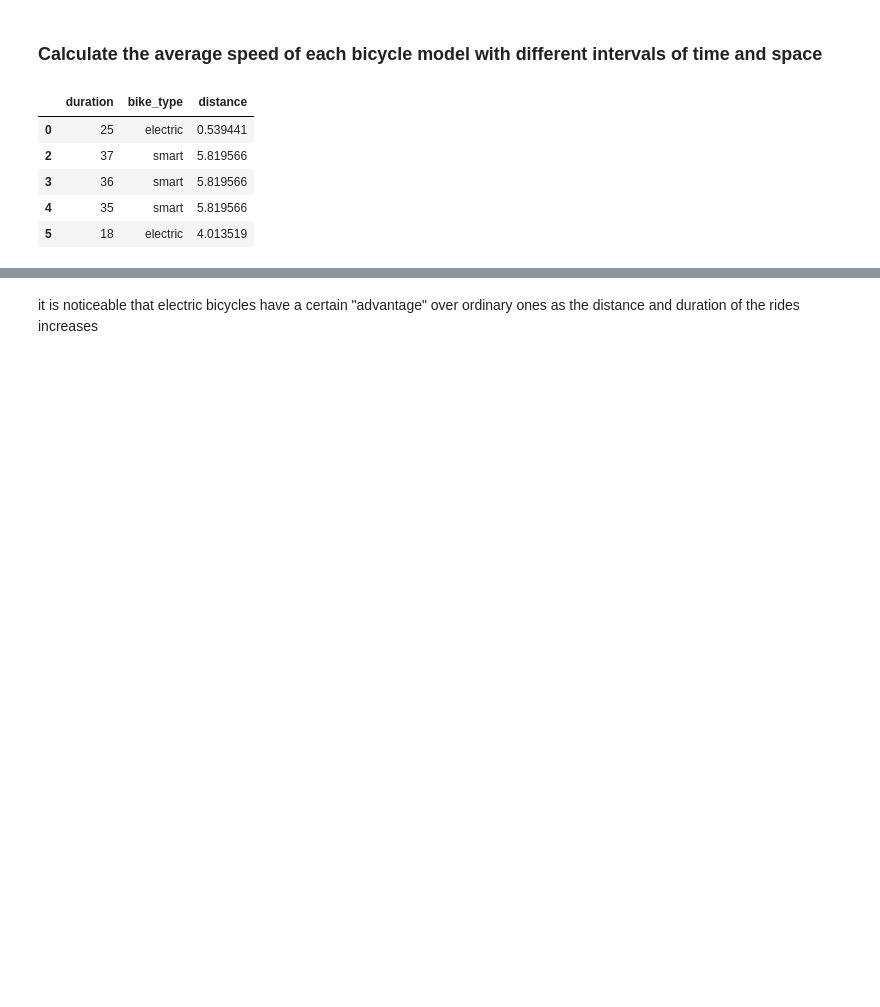
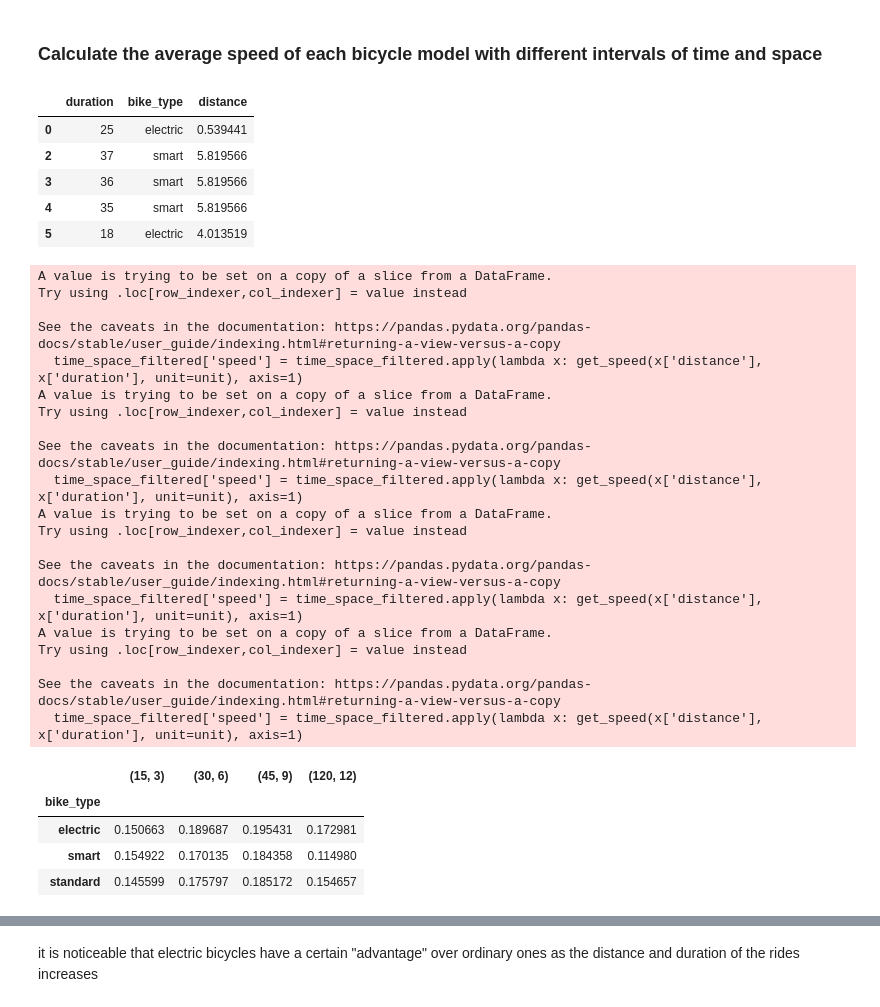
Before and after one commit to jvcanavarro/MetroBike, a Jupyter notebook: notebooks/main.ipynb, the cells around one changed output, grey strips where cells are left out. Drawn from its saved outputs; the diff is of its cells as text; code cells hidden in the pictures; blank space fills up the shorter version.

```diff
--- a/notebooks/main.ipynb
+++ b/notebooks/main.ipynb
@@ -140,20 +140,48 @@ def get_speed(space, time, unit):
 # %%
 unit = 'km/min'
 intervals = [(15, 3), (30, 6), (45, 9), (120, 12)]
 
 avg_speed = pd.DataFrame()
 for x, y in enumerate(intervals):
     # Loc the intervals of duration and distance in order to calculate the speed of each model at these situations
     if x == 0:
         time_space_filtered = time_space.loc[(df.duration > 0) & (df.duration <= y[0])
                                            & (df.distance > 0) & (df.distance <= y[1])]
     else:
         time_space_filtered = time_space.loc[(df.duration > intervals[x-1][0]) & (df.duration <= y[0])
                                            & (df.distance > intervals[x-1][1]) & (df.distance <= y[1])]
 
     time_space_filtered['speed'] = time_space_filtered.apply(lambda x: get_speed(x['distance'], x['duration'], unit=unit), axis=1)
     bike_speed = time_space_filtered.groupby('bike_type').mean()
-    avg_speed[str(y)] = bike_speed['speed']
+    avg_speed[y] = bike_speed['speed']
+
+avg_speed
+# %% [output]
+A value is trying to be set on a copy of a slice from a DataFrame.
+Try using .loc[row_indexer,col_indexer] = value instead
+
+See the caveats in the documentation: https://pandas.pydata.org/pandas-docs/stable/user_guide/indexing.html#returning-a-view-versus-a-copy
+  time_space_filtered['speed'] = time_space_filtered.apply(lambda x: get_speed(x['distance'], x['duration'], unit=unit), axis=1)
+A value is trying to be set on a copy of a slice from a DataFrame.
+Try using .loc[row_indexer,col_indexer] = value instead
+
+See the caveats in the documentation: https://pandas.pydata.org/pandas-docs/stable/user_guide/indexing.html#returning-a-view-versus-a-copy
+  time_space_filtered['speed'] = time_space_filtered.apply(lambda x: get_speed(x['distance'], x['duration'], unit=unit), axis=1)
+A value is trying to be set on a copy of a slice from a DataFrame.
+Try using .loc[row_indexer,col_indexer] = value instead
+
+See the caveats in the documentation: https://pandas.pydata.org/pandas-docs/stable/user_guide/indexing.html#returning-a-view-versus-a-copy
+  time_space_filtered['speed'] = time_space_filtered.apply(lambda x: get_speed(x['distance'], x['duration'], unit=unit), axis=1)
+A value is trying to be set on a copy of a slice from a DataFrame.
+Try using .loc[row_indexer,col_indexer] = value instead
+
+See the caveats in the documentation: https://pandas.pydata.org/pandas-docs/stable/user_guide/indexing.html#returning-a-view-versus-a-copy
+  time_space_filtered['speed'] = time_space_filtered.apply(lambda x: get_speed(x['distance'], x['duration'], unit=unit), axis=1)
+|  | (15, 3) | (30, 6) | (45, 9) | (120, 12) |
+| bike_type |  |  |  |  |
+| electric | 0.150663 | 0.189687 | 0.195431 | 0.172981 |
+| smart | 0.154922 | 0.170135 | 0.184358 | 0.114980 |
+| standard | 0.145599 | 0.175797 | 0.185172 | 0.154657 |
 # %%
 title = 'Average speed of bicycle models for different intervals of time and travel distances'
 xlabel = 'Duration(min) / Distance(km)'
```
Also changed, not shown: parts of 6 cells of this notebook.
